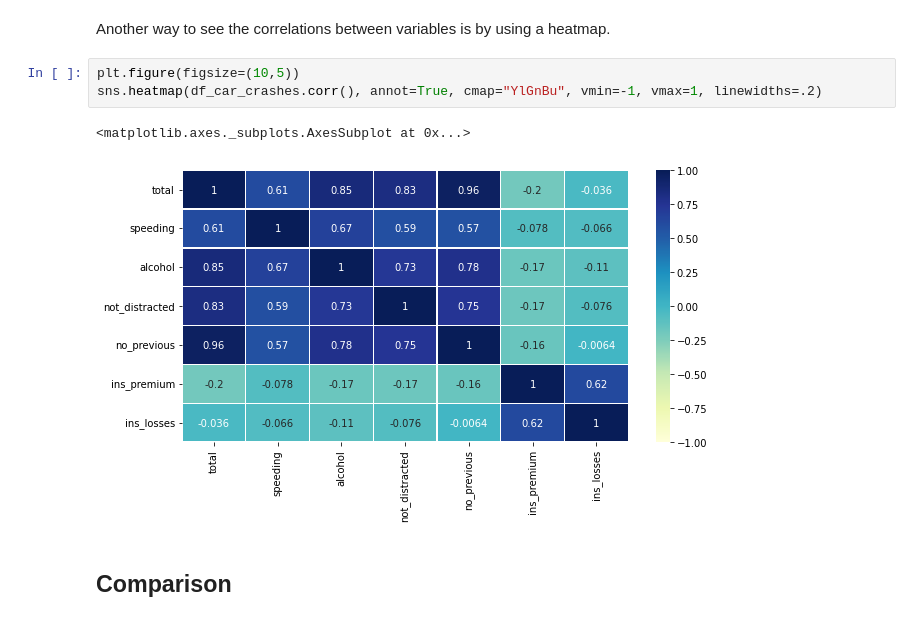
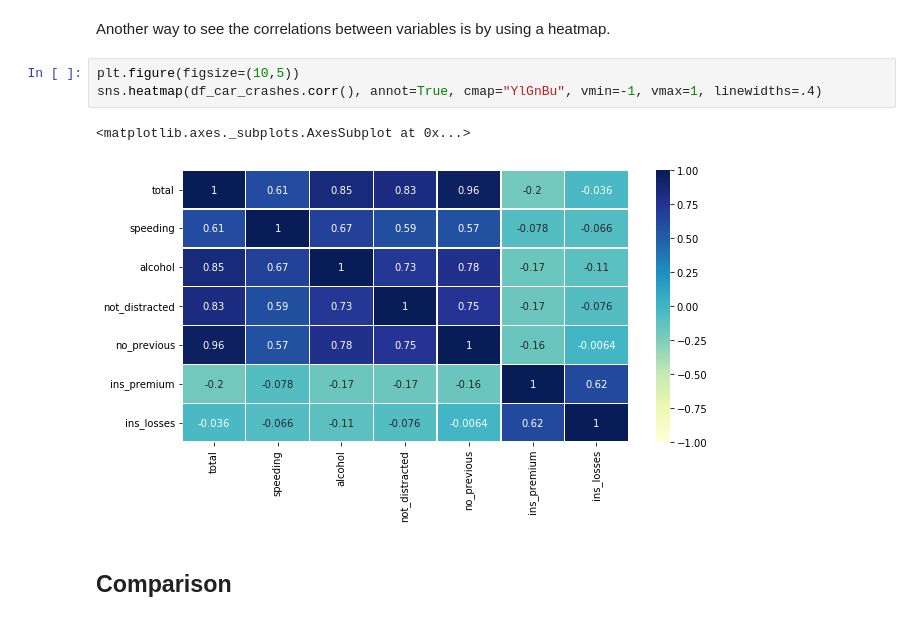
Before and after one commit to guc-met/DE-W22, a Jupyter notebook: Lab2/Lab_2.ipynb, the cells around one changed output. Drawn from its saved outputs; the diff is of its cells as text.

```diff
--- a/Lab2/Lab_2.ipynb
+++ b/Lab2/Lab_2.ipynb
@@ -207,10 +207,10 @@ sns.pairplot(df_car_crashes)
 Another way to see the correlations between variables is by using a heatmap.
 # %%
 plt.figure(figsize=(10,5))
-sns.heatmap(df_car_crashes.corr(), annot=True, cmap="YlGnBu", vmin=-1, vmax=1, linewidths=.2)
+sns.heatmap(df_car_crashes.corr(), annot=True, cmap="YlGnBu", vmin=-1, vmax=1, linewidths=.4)
 # %% [output]
 <matplotlib.axes._subplots.AxesSubplot at 0x...>
-[figure, old version]
+[figure, new version]
 # %% [markdown]
 ## Comparison
 # %% [markdown]
```
Also changed, not shown: parts of 26 cells of this notebook.
